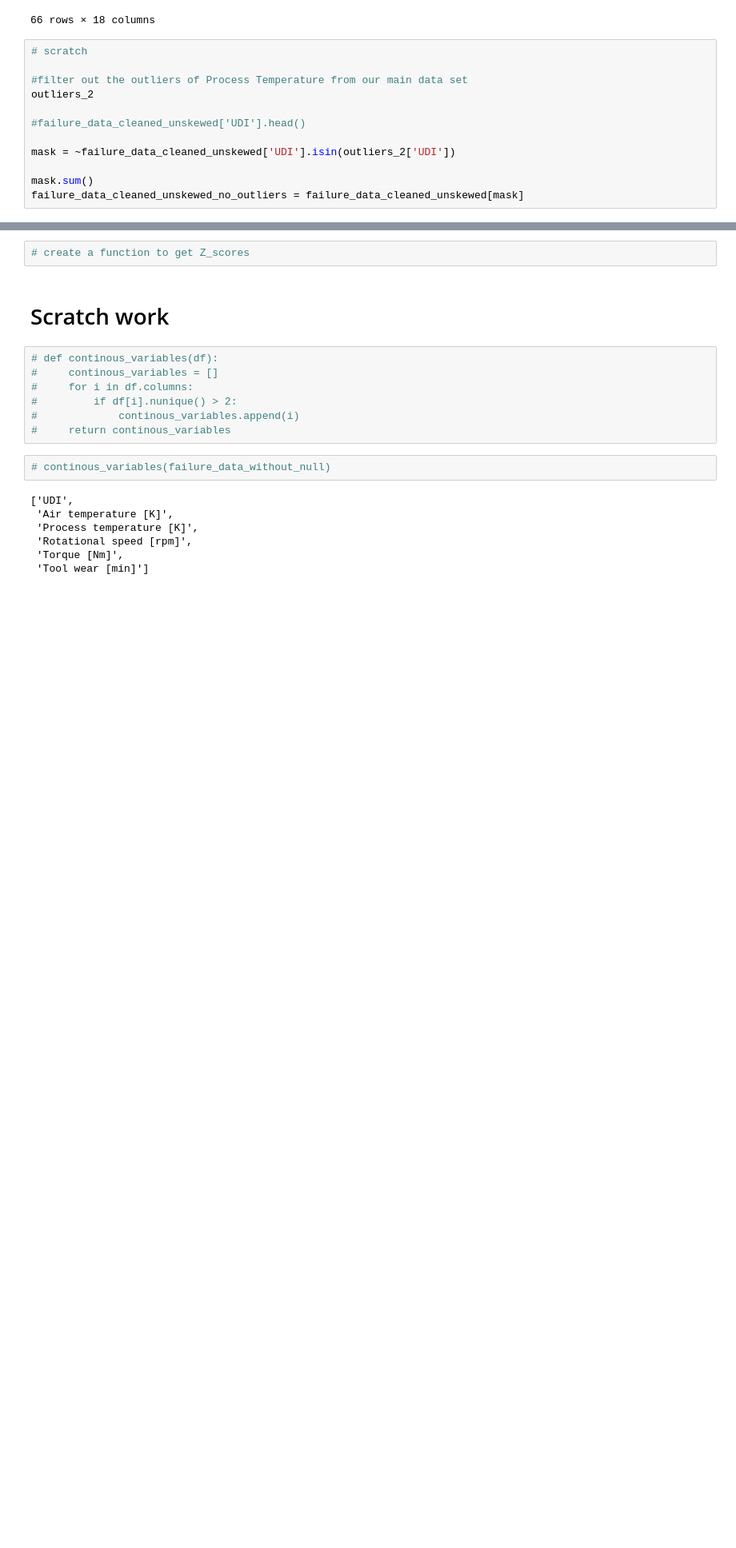
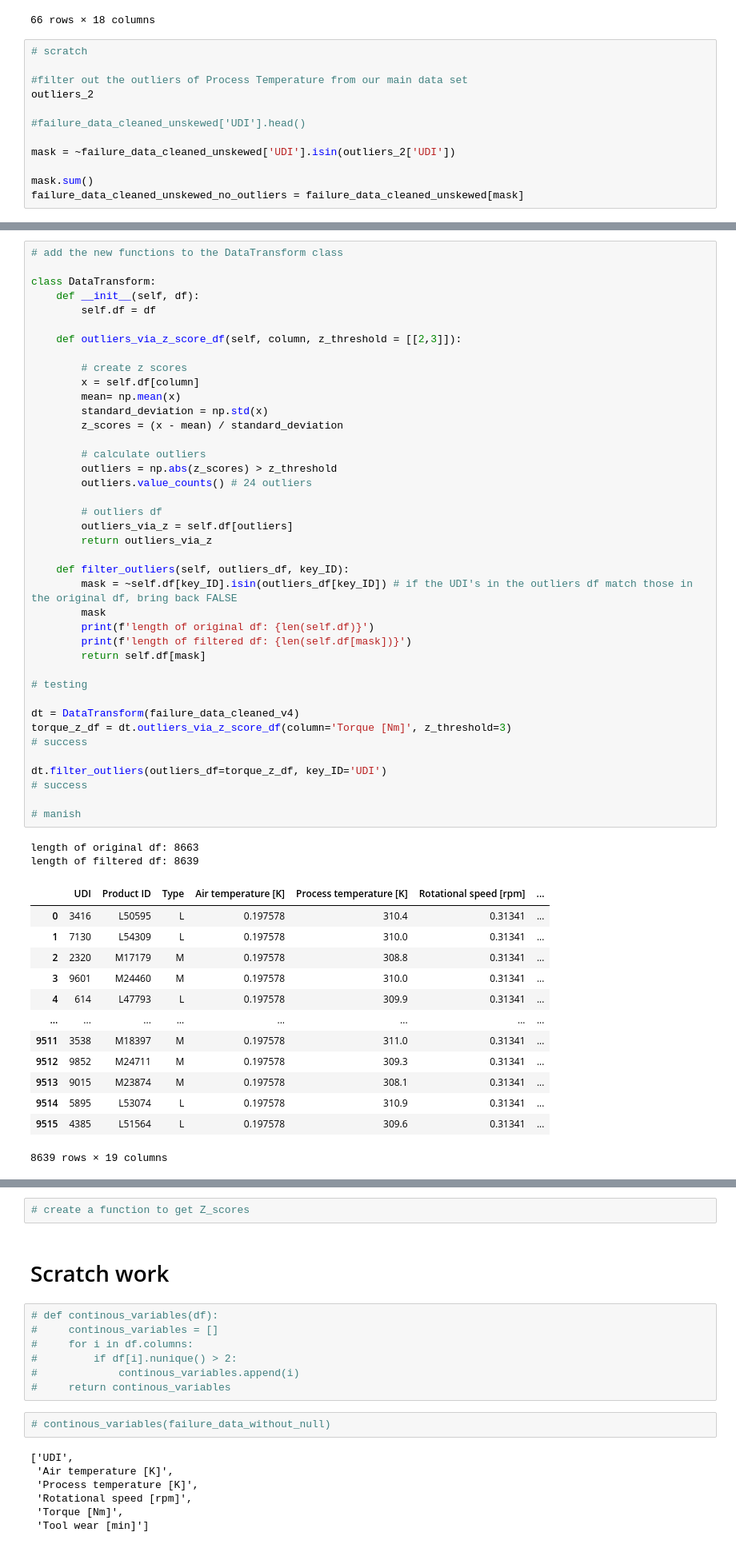
Before and after one commit to ManishKhurmi/exploratory-data-analysis---the-manufacturing-process768, a Jupyter notebook: Milestone_3.ipynb, the cells around one changed output, grey strips where cells are left out. Shown at 80% size. Cells and saved outputs as stored; diff of their text form; blank space fills up the shorter version.

Commit message:
added functions to DT class

```diff
--- a/Milestone_3.ipynb
+++ b/Milestone_3.ipynb
@@ -1908,0 +2184,56 @@ failure_data_cleaned_unskewed_no_outliers = failure_data_cleaned_unskewed[mask]
+# %%
+# add the new functions to the DataTransform class
+
+class DataTransform:
+    def __init__(self, df):
+        self.df = df
+
+    def outliers_via_z_score_df(self, column, z_threshold = [[2,3]]):
+
+        # create z scores
+        x = self.df[column]
+        mean= np.mean(x)
+        standard_deviation = np.std(x)
+        z_scores = (x - mean) / standard_deviation
+
+        # calculate outliers
+        outliers = np.abs(z_scores) > z_threshold
+        outliers.value_counts() # 24 outliers
+
+        # outliers df
+        outliers_via_z = self.df[outliers]
+        return outliers_via_z
+
+    def filter_outliers(self, outliers_df, key_ID):
+        mask = ~self.df[key_ID].isin(outliers_df[key_ID]) # if the UDI's in the outliers df match those in the original df, bring back FALSE
+        mask
+        print(f'length of original df: {len(self.df)}')
+        print(f'length of filtered df: {len(self.df[mask])}')
+        return self.df[mask]
+
+# testing
+
+dt = DataTransform(failure_data_cleaned_v4)
+torque_z_df = dt.outliers_via_z_score_df(column='Torque [Nm]', z_threshold=3)
+# success
+
+dt.filter_outliers(outliers_df=torque_z_df, key_ID='UDI')
+# success
+
+# manish
+# %% [output]
+length of original df: 8663
+length of filtered df: 8639
+|  | UDI | Product ID | Type | Air temperature [K] | Process temperature [K] | Rotational speed [rpm] | ... |
+| 0 | 3416 | L50595 | L | 0.197578 | 310.4 | 0.31341 | ... |
+| 1 | 7130 | L54309 | L | 0.197578 | 310.0 | 0.31341 | ... |
+| 2 | 2320 | M17179 | M | 0.197578 | 308.8 | 0.31341 | ... |
+| 3 | 9601 | M24460 | M | 0.197578 | 310.0 | 0.31341 | ... |
+| 4 | 614 | L47793 | L | 0.197578 | 309.9 | 0.31341 | ... |
+| ... | ... | ... | ... | ... | ... | ... | ... |
+| 9511 | 3538 | M18397 | M | 0.197578 | 311.0 | 0.31341 | ... |
+| 9512 | 9852 | M24711 | M | 0.197578 | 309.3 | 0.31341 | ... |
+| 9513 | 9015 | M23874 | M | 0.197578 | 308.1 | 0.31341 | ... |
+| 9514 | 5895 | L53074 | L | 0.197578 | 310.9 | 0.31341 | ... |
+| 9515 | 4385 | L51564 | L | 0.197578 | 309.6 | 0.31341 | ... |
+8639 rows × 19 columns
```
Also changed, not shown: parts of 15 cells of this notebook.
